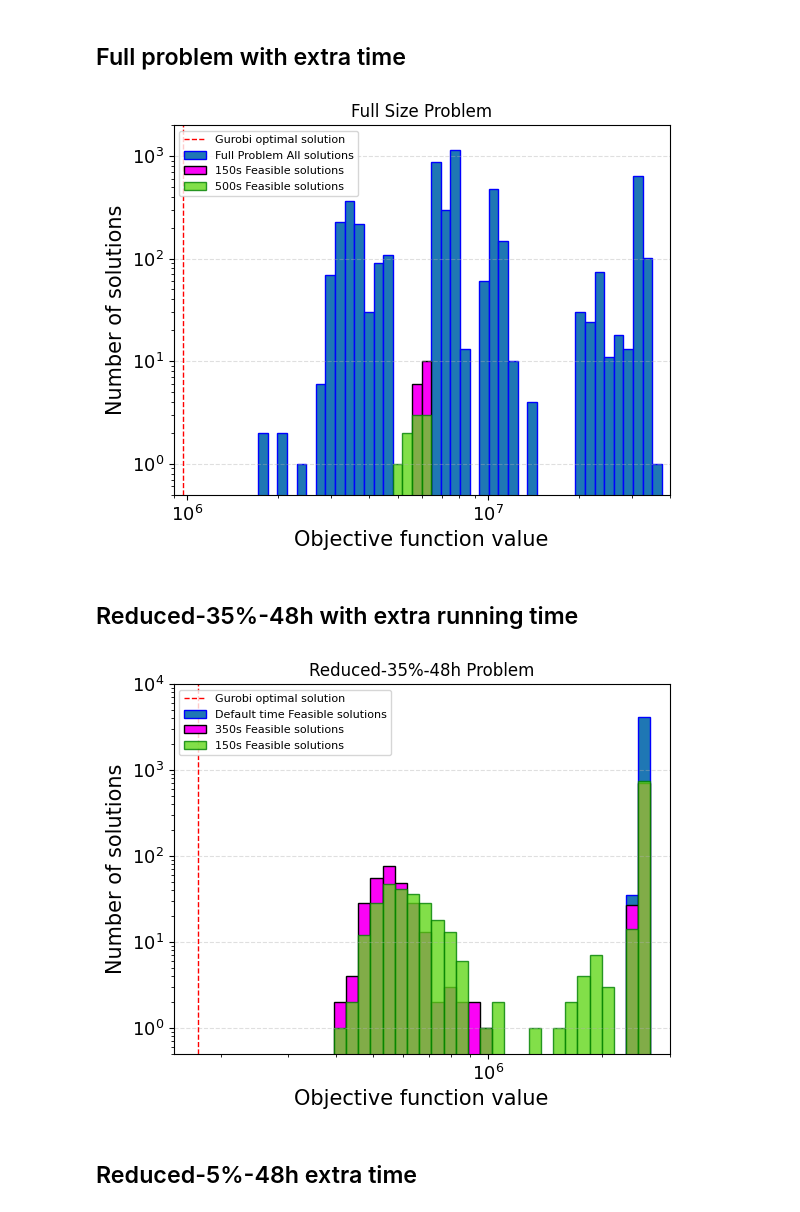
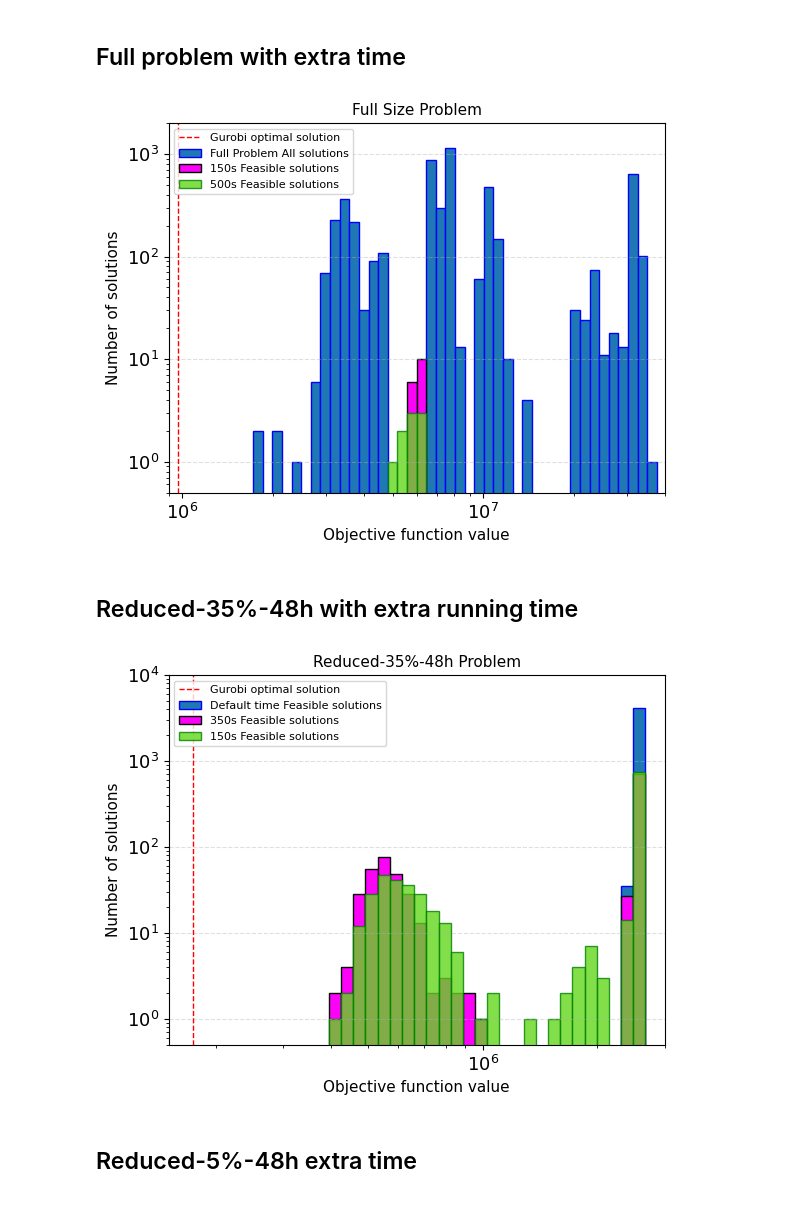
Before and after one commit to Henrikidsal/Prosjektoppgave, a Jupyter notebook: plots_show.ipynb, the cells around one changed output. Drawn from its saved outputs; the diff is of its cells as text; code cells hidden in the pictures.

```diff
--- a/plots_show.ipynb
+++ b/plots_show.ipynb
@@ -485,37 +485,37 @@ plt.bar(bin_edges[:-1], feasible_counts_150, width=np.diff(bin_edges), align='ed
         color='#fa03f6', edgecolor='black', label='150s Feasible solutions')
 
 
 # Plot 500s runs (red and light red) in front of 150s runs
 '''
 plt.bar(bin_edges[:-1], all_counts_500, width=np.diff(bin_edges), align='edge',
         color='red', edgecolor='red', label='500s All solutions')
 '''
 plt.bar(bin_edges[:-1], feasible_counts_500, width=np.diff(bin_edges), align='edge',
         color='#63d81c', edgecolor='green', label='500s Feasible solutions', alpha=0.8)
 
 
 # Add Gurobi optimal solution line
 plt.axvline(966987, color='red', linestyle='dashed', linewidth=1, label='Gurobi optimal solution')
 
 # Customize the plot
-plt.title('Full Size Problem')
+plt.title('Full Size Problem', fontsize=11)
 plt.xlim([9e+5, 4e+7])
 plt.ylim([0.5, 2e+3])
-plt.xlabel('Objective function value', fontsize=15)
-plt.ylabel('Number of solutions', fontsize=15)
+plt.xlabel('Objective function value', fontsize=11)
+plt.ylabel('Number of solutions', fontsize=11)
 plt.xscale('log')
 plt.yscale('log')
 plt.grid(axis='y', linestyle='--', alpha=0.4)
 
 plt.xticks(fontsize=13)
 plt.yticks(fontsize=13)
 plt.legend(fontsize=8, loc='upper left')
 plt.savefig('plots/full_size_problem_150_vs_500.png')
 
 # Show the plot
 plt.show()
 # %% [output]
-[figure, old version]
+[figure, new version]
 # %% [markdown]
 ## Reduced-35%-48h with extra running time
 # %%
@@ -610,11 +610,11 @@ plt.bar(bin_edges[:-1], feasible_counts_150, width=np.diff(bin_edges), align='ed
 plt.axvline(173699, color='red', linestyle='dashed', linewidth=1, label='Gurobi optimal solution')
 
 # Customize the plot
-plt.title('Reduced-35%-48h Problem')
+plt.title('Reduced-35%-48h Problem', fontsize=11)
 plt.xlim([150000, 3e+6])
 plt.ylim([0.5, 1e+4])
-plt.xlabel('Objective function value', fontsize=15)
-plt.ylabel('Number of solutions', fontsize=15)
+plt.xlabel('Objective function value', fontsize=11)
+plt.ylabel('Number of solutions', fontsize=11)
 plt.xscale('log')
 plt.yscale('log')
 plt.grid(axis='y', linestyle='--', alpha=0.4)
@@ -627,7 +627,7 @@ plt.savefig('plots/full_size_problem_150_vs_350.png')
 # Show the plot
 plt.show()
 # %% [output]
-[figure, old version]
+[figure, new version]
 # %% [markdown]
 ## Reduced-5%-48h extra time
 # %%
```
Also changed, not shown: parts of 6 cells of this notebook, 3 other files.
